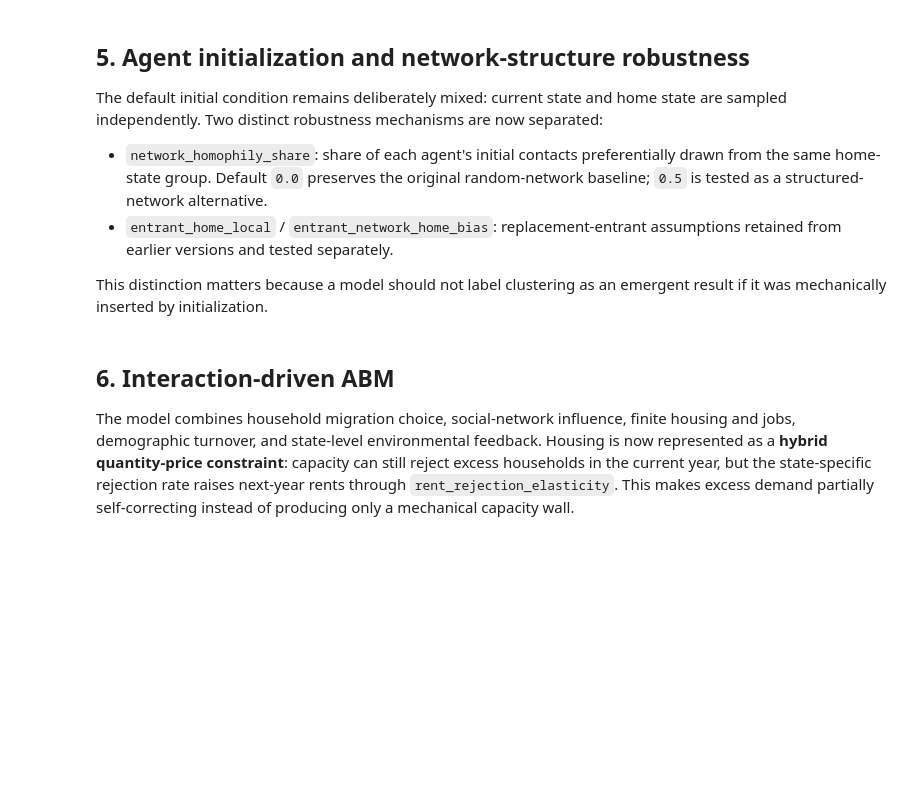
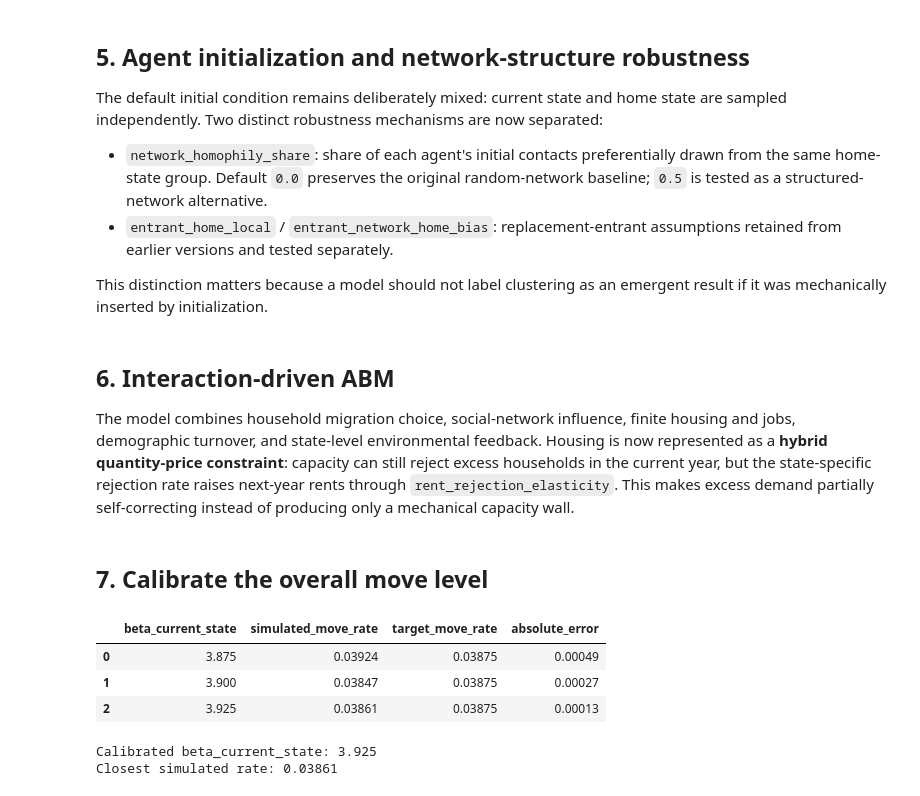
Before and after one commit to Jeremy-Xujia-Chen/CITS4403-GROUP-PROJECT, a Jupyter notebook: 0914-1_v8.ipynb, the cells around one changed output. Drawn from its saved outputs; the diff is of its cells as text; code cells hidden in the pictures; blank space fills up the shorter version.

```diff
--- a/0914-1_v8.ipynb
+++ b/0914-1_v8.ipynb
@@ -1457,3 +1457,19 @@ class PolicySocialABM:
 
     def decision_history(self):
         return pd.DataFrame(self.decision_rows)
+# %% [markdown]
+## 7. Calibrate the overall move level
+# %%
+move_rate_calibration = pd.read_csv(RESULT_CACHE / "move_rate_calibration.csv")
+best = move_rate_calibration.sort_values("absolute_error").iloc[0]
+PARAMS["beta_current_state"] = float(best["beta_current_state"])
+display(move_rate_calibration.round(5))
+print("Calibrated beta_current_state:", round(PARAMS["beta_current_state"], 4))
+print("Closest simulated rate:", round(float(best["simulated_move_rate"]), 5))
+# %% [output]
+|  | beta_current_state | simulated_move_rate | target_move_rate | absolute_error |
+| 0 | 3.875 | 0.03924 | 0.03875 | 0.00049 |
+| 1 | 3.900 | 0.03847 | 0.03875 | 0.00027 |
+| 2 | 3.925 | 0.03861 | 0.03875 | 0.00013 |
+Calibrated beta_current_state: 3.925
+Closest simulated rate: 0.03861
```
Also changed, not shown: parts of 4 cells of this notebook, 4 other files.
